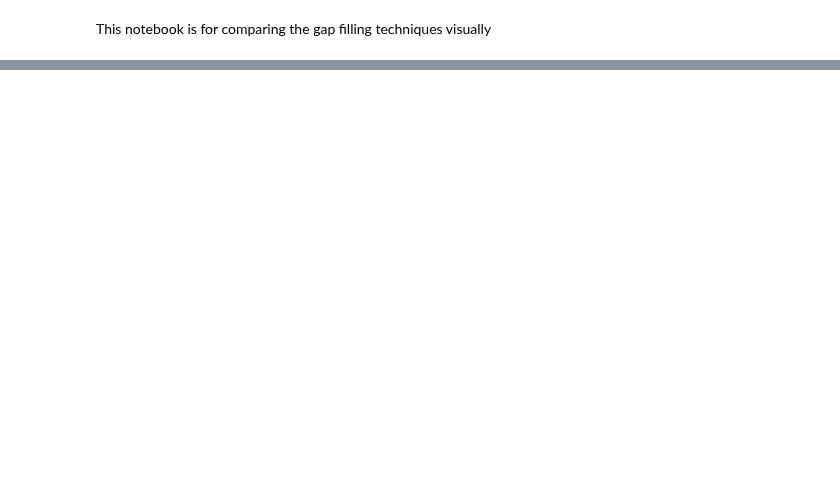
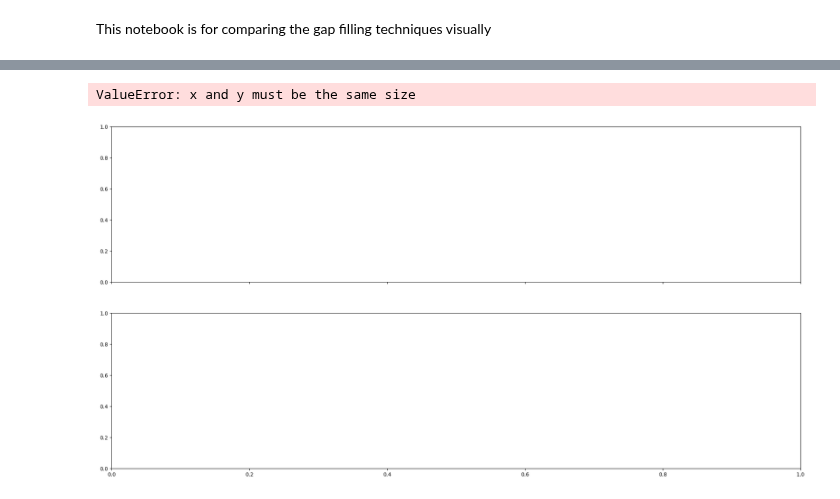
Before and after one commit to justusm00/ebc-project, a Jupyter notebook: GapFillingComp.ipynb, the cells around one changed output, grey strips where cells are left out. Saved outputs shown, nothing was run; the diff lists cells and outputs as text; code cells hidden in the pictures; blank space fills up the shorter version.

```diff
--- a/GapFillingComp.ipynb
+++ b/GapFillingComp.ipynb
@@ -89,0 +114,19 @@ plt.scatter(target_nan_indices.to_numpy(), target['H_orig'].loc[target_nan_indic
+# %%
+slice = [14000, 14048]
+
+time = np.arange(len(target_orig))[slice[0]:slice[1]]
+
+fig, ax = plt.subplots(2,1, sharex=True, figsize=(24,12))
+
+ax[0].scatter(time[slice[0]:slice[1]], target_orig['H_orig'].to_numpy()[slice[0]:slice[1]], marker='x')
+ax[0].plot(time[slice[0]:slice[1]], target_orig['H_orig'].to_numpy()[slice[0]:slice[1]], linestyle='dotted' )
+ax[0].scatter(target_nan_indices.to_numpy(), target['H_orig'].loc[target_nan_indices].to_numpy(), color='red', marker='x')
+ax[0].set_title('H')
+
+ax[1].scatter(time[slice[0]:slice[1]], target_orig['LE_orig'].to_numpy()[slice[0]:slice[1]], marker='x')
+ax[1].plot(time[slice[0]:slice[1]], target_orig['LE_orig'].to_numpy()[slice[0]:slice[1]], linestyle='dotted' )
+ax[1].scatter(target_nan_indices.to_numpy(), target['LE_orig'].loc[target_nan_indices].to_numpy(), color='red', marker='x')
+ax[1].set_title('LE')
+# %% [output]
+ValueError: x and y must be the same size
+[figure, added]
```
Also changed, not shown: parts of 6 cells of this notebook, 9 other files.
